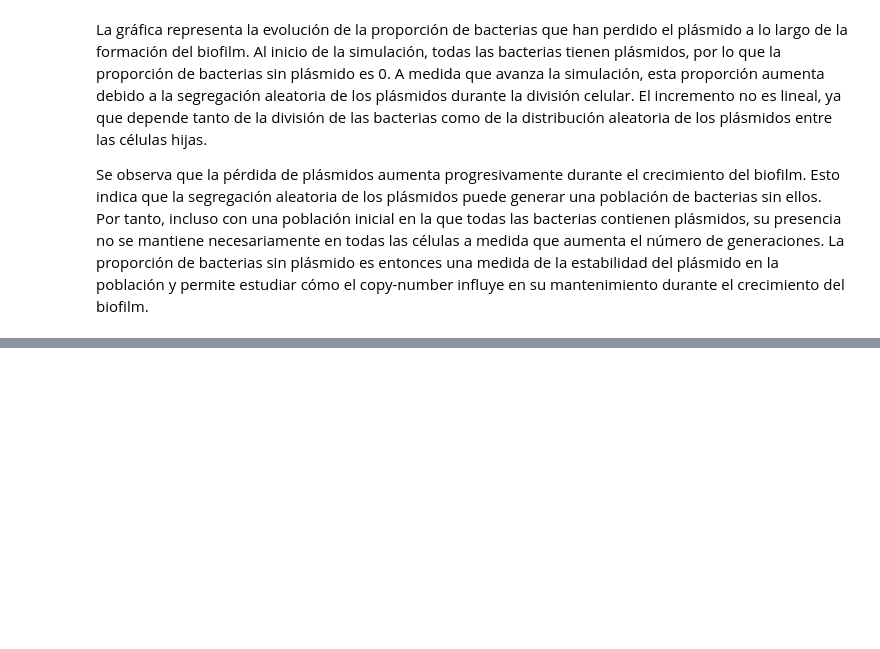
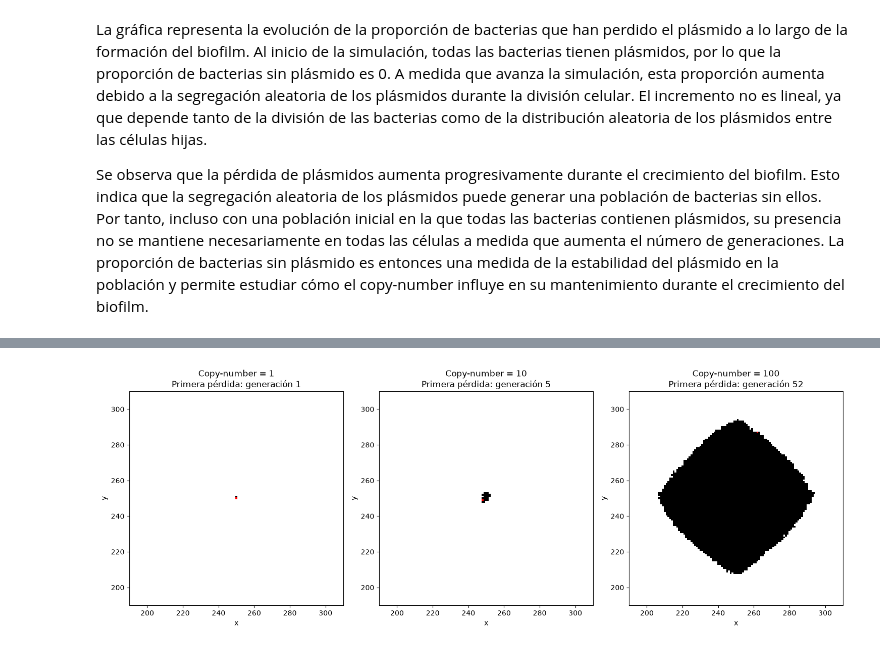
Before and after one commit to ElenaAndreu/Biofilm, a Jupyter notebook: biofilm.ipynb, the cells around one changed output, grey strips where cells are left out. Cells and saved outputs as stored; diff of their text form; code cells hidden in the pictures; blank space fills up the shorter version.

```diff
--- a/biofilm.ipynb
+++ b/biofilm.ipynb
@@ -2314,0 +755,69 @@ plt.show()
+# %%
+
+center = l // 2
+
+@njit
+def biofilm_at_first_loss(copy_number):
+
+    lattice = np.zeros((l, l), dtype=np.int64)
+    lattice[center, center] = 1
+
+    positions = np.empty((l * l, 2), dtype=np.int64)
+
+    positions[0, 0] = center
+    positions[0, 1] = center
+
+    n_bacteria = 1
+
+    plasmid_count = np.zeros(l * l, dtype=np.int64)
+    plasmid_count[0] = copy_number
+
+    blocked = np.zeros((l, l), dtype=np.bool_)
+
+    for step in range(steps):
+        n_bacteria, plasmid_loss = simulate(lattice, positions, n_bacteria, blocked, plasmid_count)
+
+        if plasmid_loss:
+            return lattice, positions, plasmid_count, n_bacteria, step + 1
+
+    return lattice, positions, plasmid_count, n_bacteria, steps + 1
+
+
+copy_numbers_plot = [1, 10, 100]
+
+fig, axes = plt.subplots(1, 3, figsize=(15, 5))
+
+for j in range(3):
+
+    copy_number = copy_numbers_plot[j]
+
+    lattice_plot, positions_plot, plasmid_plot, n_bacteria, generation = \
+        biofilm_at_first_loss(copy_number)
+
+    image = np.ones((l, l, 3))
+
+    for i in range(n_bacteria):
+
+        x = positions_plot[i, 0]
+        y = positions_plot[i, 1]
+
+        if plasmid_plot[i] == 0:
+            image[x, y] = [1, 0, 0]
+        else:
+            image[x, y] = [0, 0, 0]
+
+    axes[j].imshow(image, origin="lower")
+
+    axes[j].set_title(f"Copy-number = {copy_number}\n" f"Primera pérdida: generación {generation}")
+
+    axes[j].set_xlabel("x")
+    axes[j].set_ylabel("y")
+
+    axes[j].set_xlim(190,310)
+    axes[j].set_ylim(190,310)
+
+
+plt.tight_layout()
+plt.show()
+# %% [output]
+[figure, added]
```
Also changed, not shown: parts of 47 cells of this notebook.
